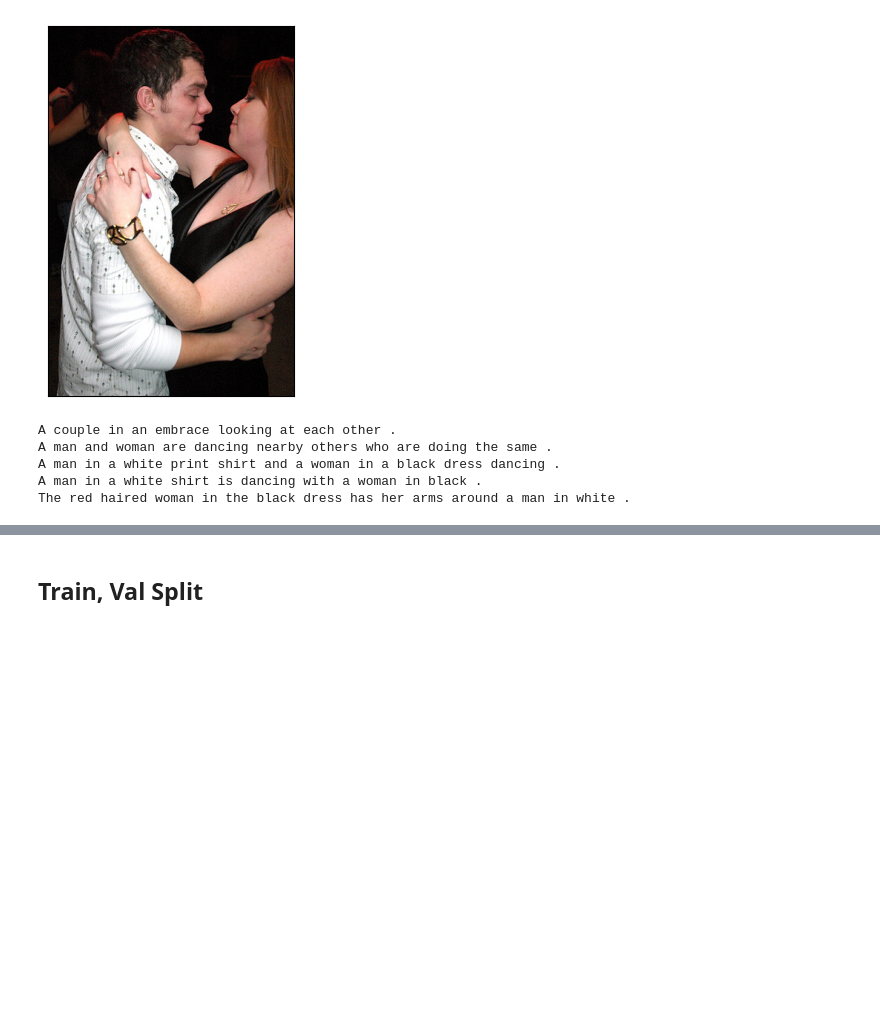
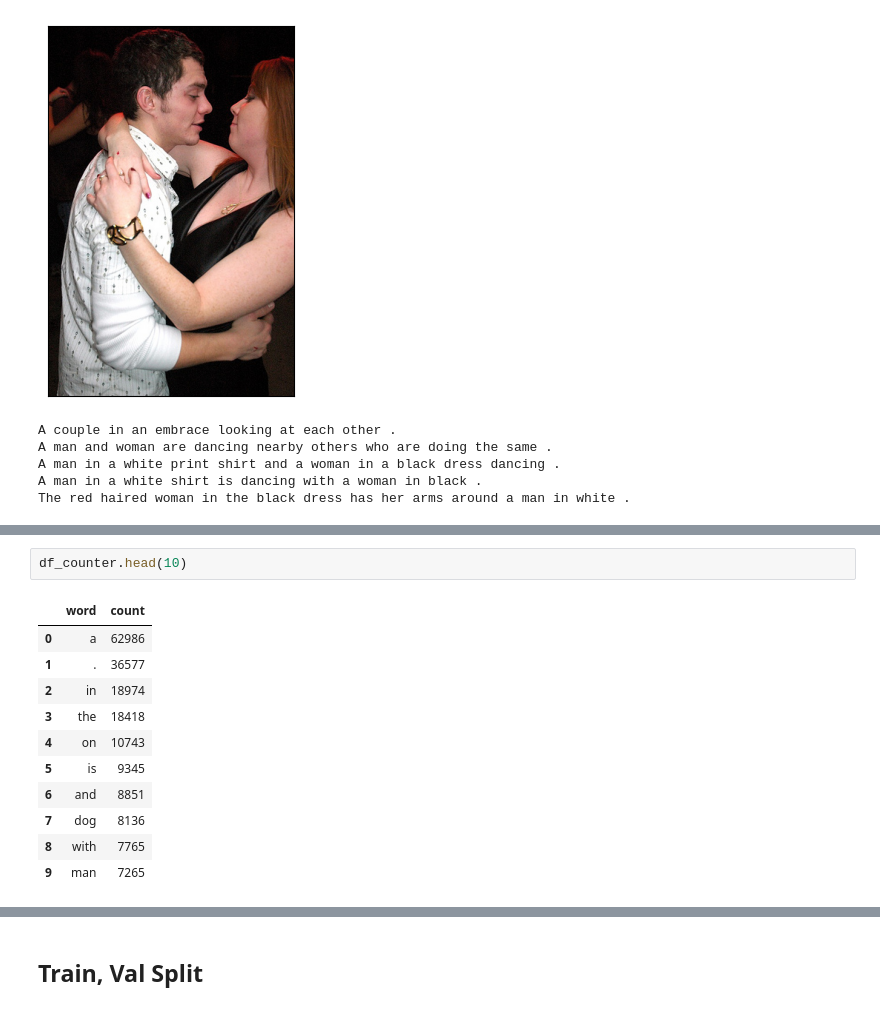
Before and after one commit to natek-1/Image-Captioning, a Jupyter notebook: research/show attend and tell.ipynb, the cells around one changed output, grey strips where cells are left out. Cells and saved outputs as stored; diff of their text form; blank space fills up the shorter version.

```diff
--- a/research/show attend and tell.ipynb
+++ b/research/show attend and tell.ipynb
@@ -60,0 +84,14 @@ The red haired woman in the black dress has her arms around a man in white .
+# %%
+df_counter.head(10)
+# %% [output]
+|  | word | count |
+| 0 | a | 62986 |
+| 1 | . | 36577 |
+| 2 | in | 18974 |
+| 3 | the | 18418 |
+| 4 | on | 10743 |
+| 5 | is | 9345 |
+| 6 | and | 8851 |
+| 7 | dog | 8136 |
+| 8 | with | 7765 |
+| 9 | man | 7265 |
```
Also changed, not shown: parts of 5 cells of this notebook.
